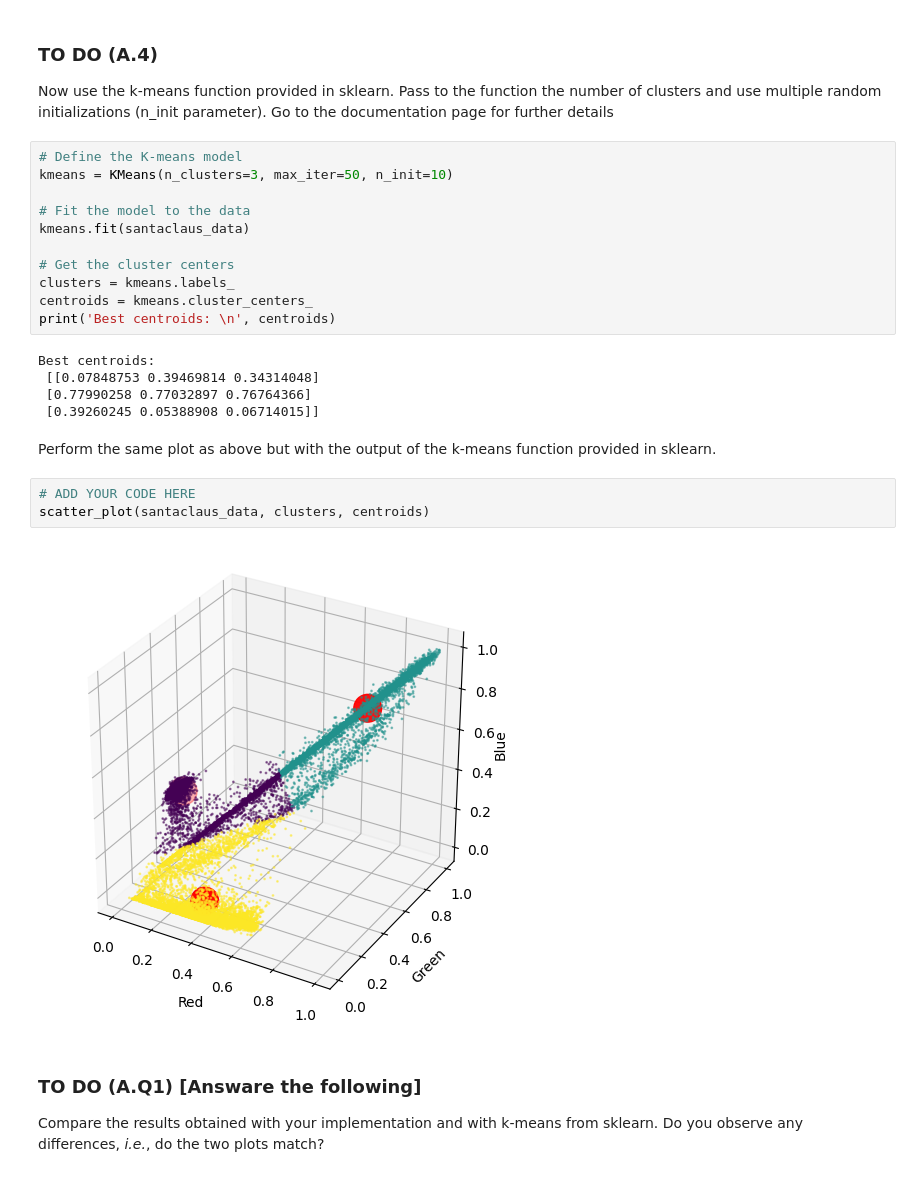
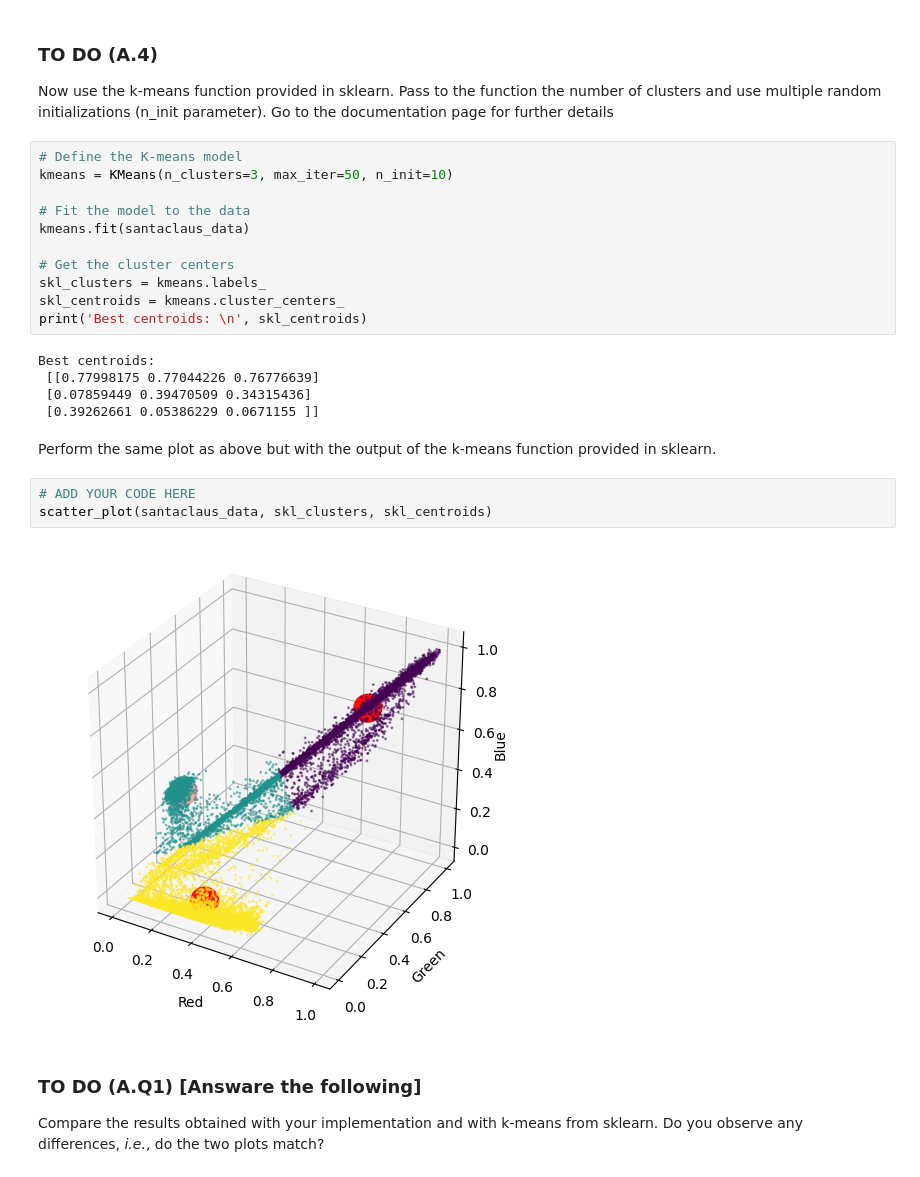
Before and after one commit to Giacomo-Menegatti/MachineLearning, a Jupyter notebook: Lab3/assignment_lab03.ipynb, the cells around one changed output. Drawn from its saved outputs; the diff is of its cells as text.

```diff
--- a/Lab3/assignment_lab03.ipynb
+++ b/Lab3/assignment_lab03.ipynb
@@ -317,21 +320,21 @@ kmeans = KMeans(n_clusters=3, max_iter=50, n_init=10)
 kmeans.fit(santaclaus_data)
 
 # Get the cluster centers
-clusters = kmeans.labels_
-centroids = kmeans.cluster_centers_
-print('Best centroids: \n', centroids)
+skl_clusters = kmeans.labels_
+skl_centroids = kmeans.cluster_centers_
+print('Best centroids: \n', skl_centroids)
 # %% [output]
 Best centroids:
- [[0.07848753 0.39469814 0.34314048]
- [0.77990258 0.77032897 0.76764366]
- [0.39260245 0.05388908 0.06714015]]
+ [[0.77998175 0.77044226 0.76776639]
+ [0.07859449 0.39470509 0.34315436]
+ [0.39262661 0.05386229 0.0671155 ]]
 # %% [markdown]
 Perform the same plot as above but with the output of the k-means function provided in sklearn.
 # %%
 # ADD YOUR CODE HERE
-scatter_plot(santaclaus_data, clusters, centroids)
+scatter_plot(santaclaus_data, skl_clusters, skl_centroids)
 # %% [output]
-[figure, old version]
+[figure, new version]
 # %% [markdown]
 ### TO DO (A.Q1) [Answare the following]
 
```
Also changed, not shown: parts of 12 cells of this notebook, 1 other file.
